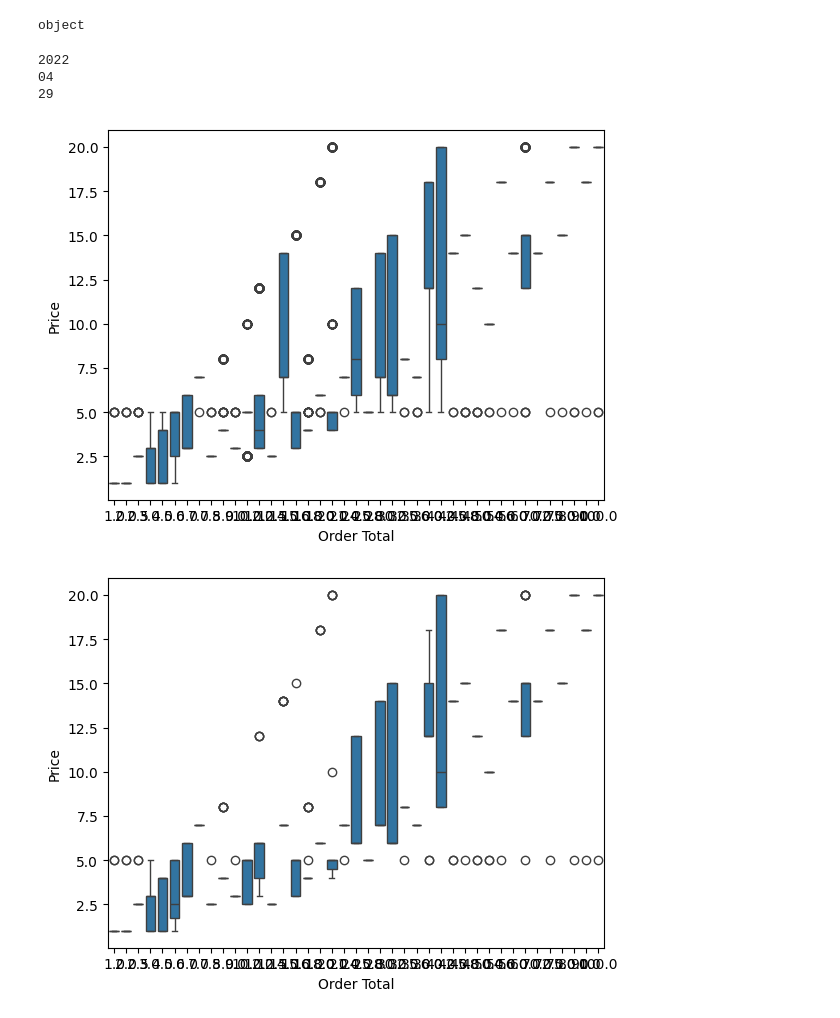
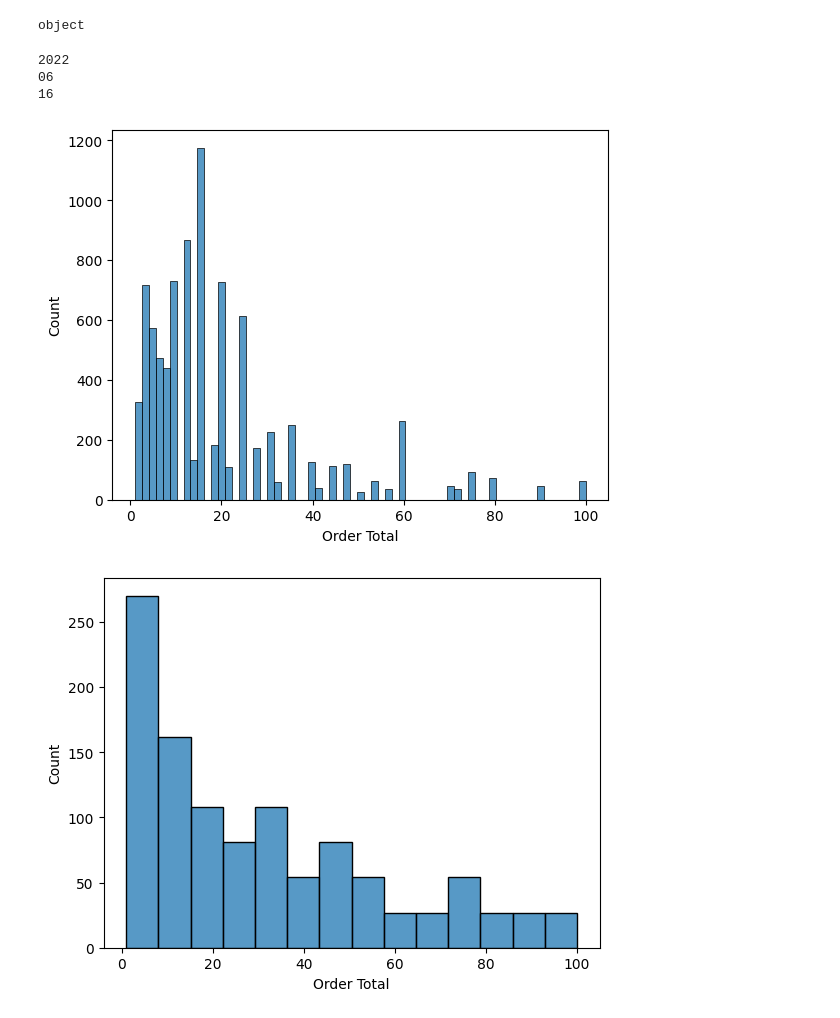
Before and after one commit to faizan09711-bit/Intern, a Jupyter notebook: task#01/Restaurant-dataset-cleaning.ipynb, the cells around one changed output. Drawn from its saved outputs; the diff is of its cells as text; code cells hidden in the pictures.

```diff
--- a/task#01/Restaurant-dataset-cleaning.ipynb
+++ b/task#01/Restaurant-dataset-cleaning.ipynb
@@ -3,7 +3,7 @@ import pandas as pd
 import matplotlib.pyplot as plt
 import numpy as np
 import seaborn as sns
-data = pd.read_csv(r"Z:\Intermship\restaurant_sales_data.csv" )
+data = pd.read_csv(r"Z:\Intermship\task#01\restaurant_sales_dataset.csv")
 data.head()
 print(data.isnull().sum())
 
@@ -90,20 +69,20 @@ print(month)
 print(day)
 # %% [output]
 2022
-04
-29
+06
+16
 # %%
 # data_plot=data['Order Total'].value_counts()
 # plt.bar(data_plot.index, data_plot.values, width=0.5)
 # plt.title("Balanced Data Distribution")
 # plt.show()
 # %%
-sns.boxplot(data=data_before, x='Order Total',y='Price')
+sns.histplot(data=data_before, x='Order Total')
 plt.show()
 # %% [output]
-[figure, old version]
+[figure, new version]
 # %%
-sns.boxplot(data=data,x='Order Total',y='Price')
+sns.histplot(data=data,x='Order Total')
 plt.show()
 # %% [output]
-[figure, old version]
+[figure, new version]
```
Also changed, not shown: parts of 3 cells of this notebook.
